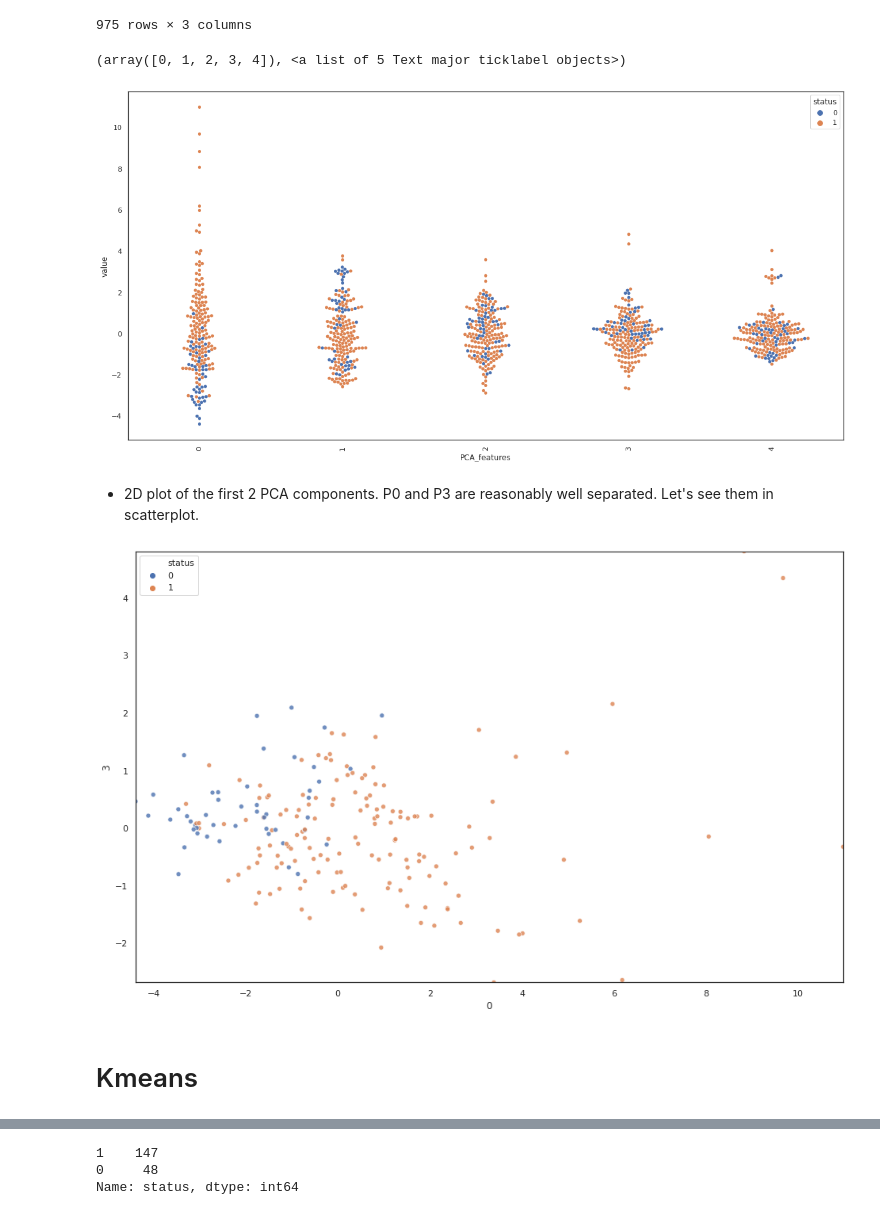
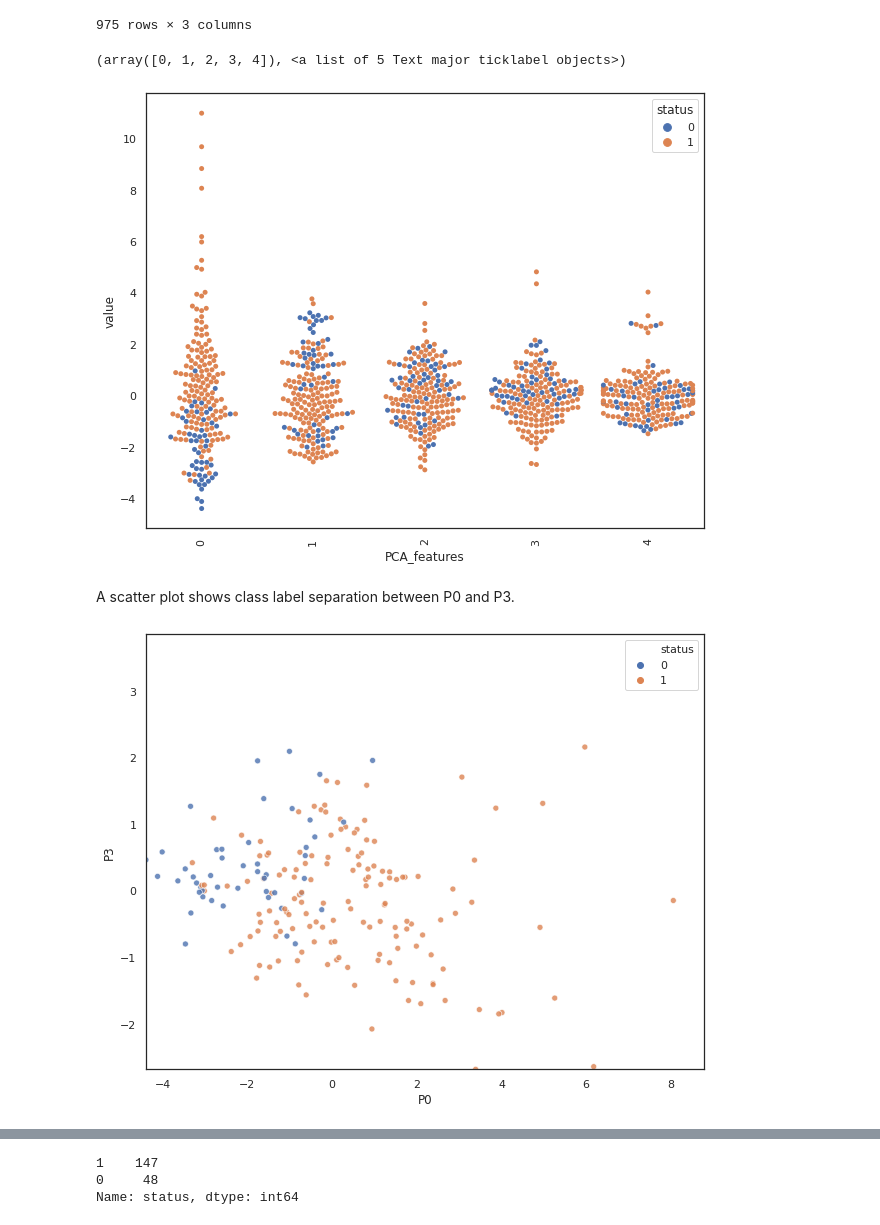
Before and after one commit to skhabiri/DS-Unit-1-Build, a Jupyter notebook: build1.ipynb, the cells around one changed output, grey strips where cells are left out. Drawn from its saved outputs; the diff is of its cells as text; code cells hidden in the pictures.

```diff
--- a/build1.ipynb
+++ b/build1.ipynb
@@ -446,30 +397,29 @@ pca_data
 | 974 | 0 | 4 | 0.240465 |
 975 rows × 3 columns
 # %%
-plt.figure(figsize=(20,10))
+plt.figure(figsize=(10,8))
 sns.swarmplot(x="PCA_features", y="value", hue="status", data=pca_data)
 plt.xticks(rotation=90)
 # %% [output]
 (array([0, 1, 2, 3, 4]), <a list of 5 Text major ticklabel objects>)
-[figure, old version]
+[figure, new version]
-# %% [markdown]
-* 2D plot of the first 2 PCA components.
-P0 and P3 are reasonably well separated. Let's see them in scatterplot.
+# %% [markdown]
+A scatter plot shows class label separation between P0 and P3.
 # %%
 x_data = df_pca.iloc[:,0]
 y_data = df_pca.iloc[:,3]
-plt.figure(figsize=(16,10))
+plt.figure(figsize=(10,8))
 sns.scatterplot(
     x= x_data, y= y_data,
     hue=y,
     legend="full",
     alpha=0.8
 )
-plt.xlim(x_data.min(),x_data.max())
-plt.ylim(y_data.min(),y_data.max())
+plt.xlim(x_data.min(),0.8*x_data.max())
+plt.ylim(y_data.min(),0.8*y_data.max())
+plt.xlabel("P0")
+plt.ylabel("P3")
 
 plt.show()
 # %% [output]
-[figure, old version]
+[figure, new version]
-# %% [markdown]
-# Kmeans
```
Also changed, not shown: parts of 74 cells of this notebook.
